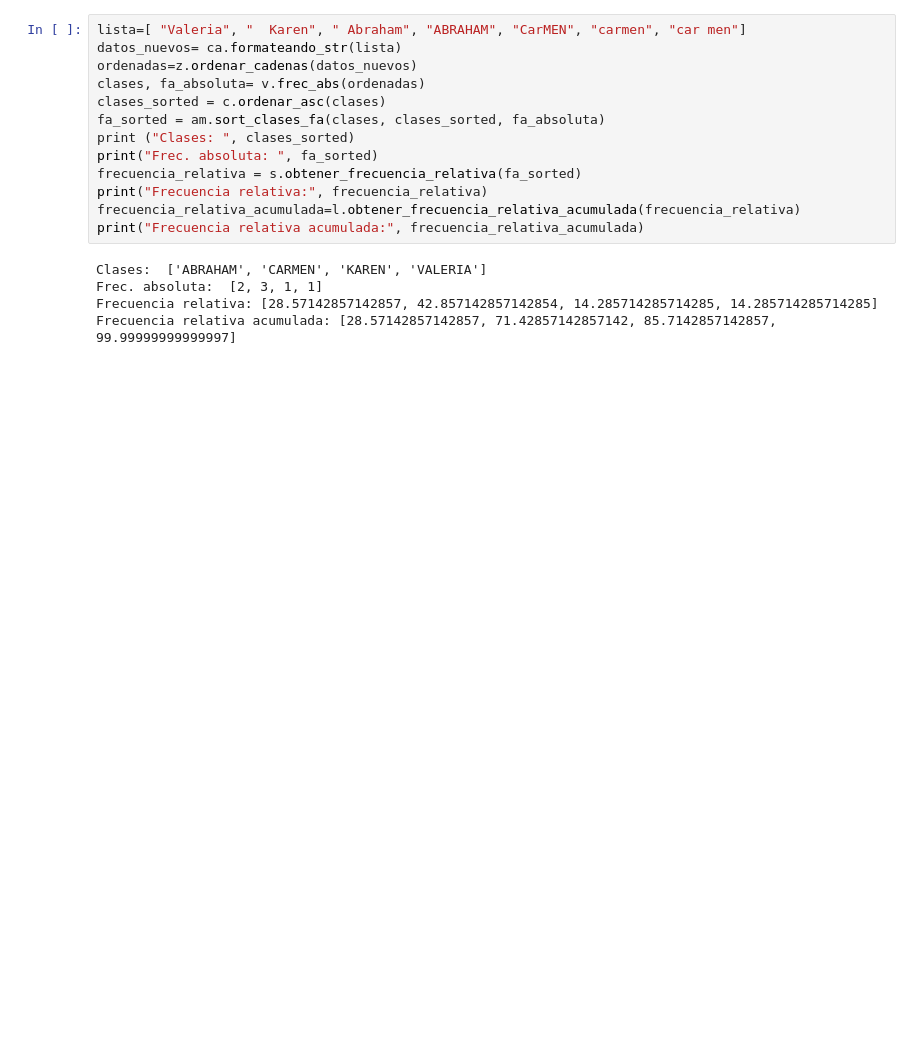
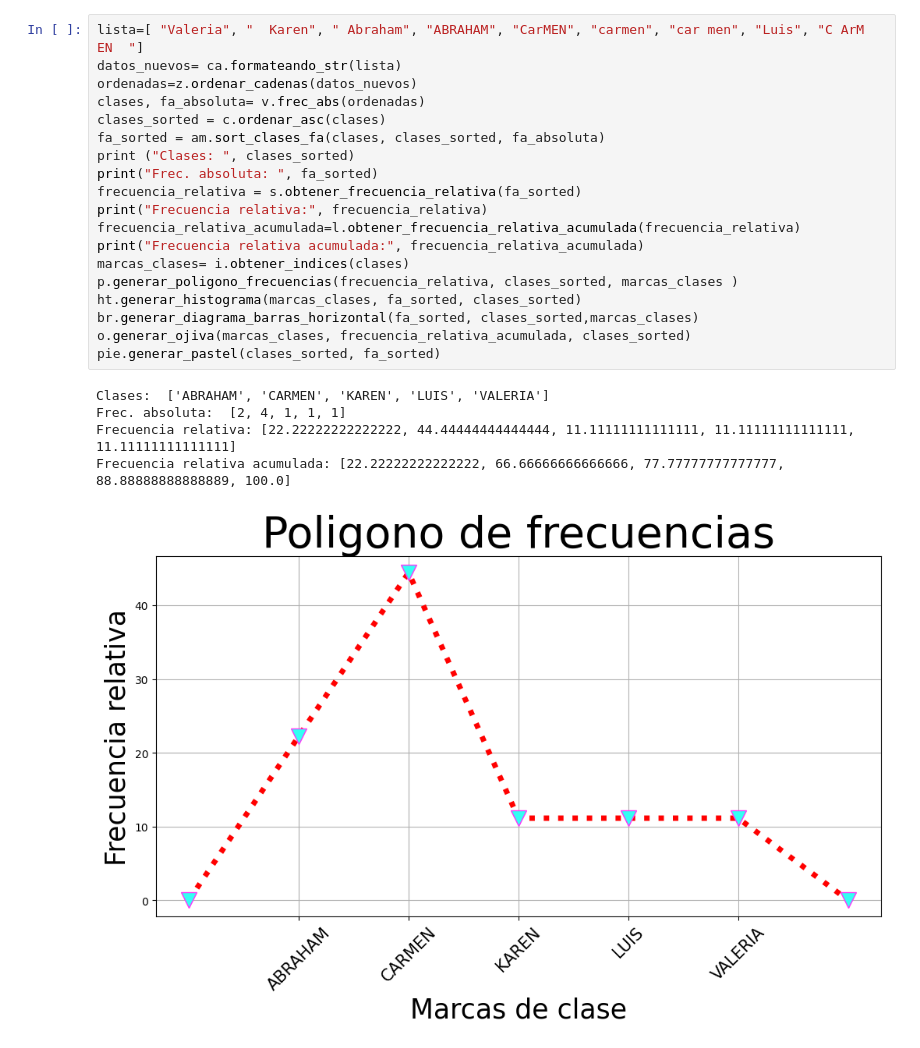
Before and after one commit to imac17itsoeh/Funciones, a Jupyter notebook: letras.ipynb, the cells around one changed output. Drawn from its saved outputs; the diff is of its cells as text; blank space fills up the shorter version.

Commit message:
Parte 2: Final
Signed-off-by: Valeria Soto Hernandez <230110118@itsoeh.edu.mx>

```diff
--- a/letras.ipynb
+++ b/letras.ipynb
@@ -10,18 +15,25 @@ import matplotlib.pyplot as plt
 # %%
-lista=[ "Valeria", "  Karen", " Abraham", "ABRAHAM", "CarMEN", "carmen", "car men"]
+lista=[ "Valeria", "  Karen", " Abraham", "ABRAHAM", "CarMEN", "carmen", "car men", "Luis", "C ArM    EN  "]
 datos_nuevos= ca.formateando_str(lista)
 ordenadas=z.ordenar_cadenas(datos_nuevos)
 clases, fa_absoluta= v.frec_abs(ordenadas)
 clases_sorted = c.ordenar_asc(clases)
 fa_sorted = am.sort_clases_fa(clases, clases_sorted, fa_absoluta)
 print ("Clases: ", clases_sorted)
 print("Frec. absoluta: ", fa_sorted)
 frecuencia_relativa = s.obtener_frecuencia_relativa(fa_sorted)
 print("Frecuencia relativa:", frecuencia_relativa)
 frecuencia_relativa_acumulada=l.obtener_frecuencia_relativa_acumulada(frecuencia_relativa)
 print("Frecuencia relativa acumulada:", frecuencia_relativa_acumulada)
+marcas_clases= i.obtener_indices(clases)
+p.generar_poligono_frecuencias(frecuencia_relativa, clases_sorted, marcas_clases )
+ht.generar_histograma(marcas_clases, fa_sorted, clases_sorted)
+br.generar_diagrama_barras_horizontal(fa_sorted, clases_sorted,marcas_clases)
+o.generar_ojiva(marcas_clases, frecuencia_relativa_acumulada, clases_sorted)
+pie.generar_pastel(clases_sorted, fa_sorted)
 # %% [output]
-Clases:  ['ABRAHAM', 'CARMEN', 'KAREN', 'VALERIA']
-Frec. absoluta:  [2, 3, 1, 1]
-Frecuencia relativa: [28.57142857142857, 42.857142857142854, 14.285714285714285, 14.285714285714285]
-Frecuencia relativa acumulada: [28.57142857142857, 71.42857142857142, 85.7142857142857, 99.99999999999997]
+Clases:  ['ABRAHAM', 'CARMEN', 'KAREN', 'LUIS', 'VALERIA']
+Frec. absoluta:  [2, 4, 1, 1, 1]
+Frecuencia relativa: [22.22222222222222, 44.44444444444444, 11.11111111111111, 11.11111111111111, 11.11111111111111]
+Frecuencia relativa acumulada: [22.22222222222222, 66.66666666666666, 77.77777777777777, 88.88888888888889, 100.0]
+[figure, added]
```
Also changed, not shown: parts of 7 cells of this notebook, 7 other files.
